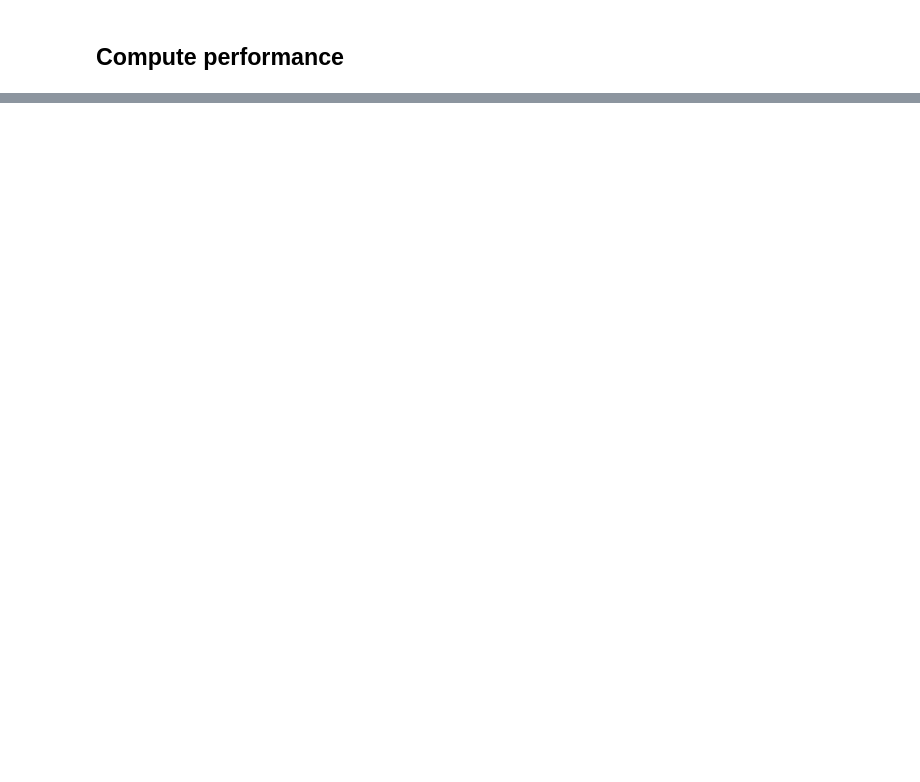
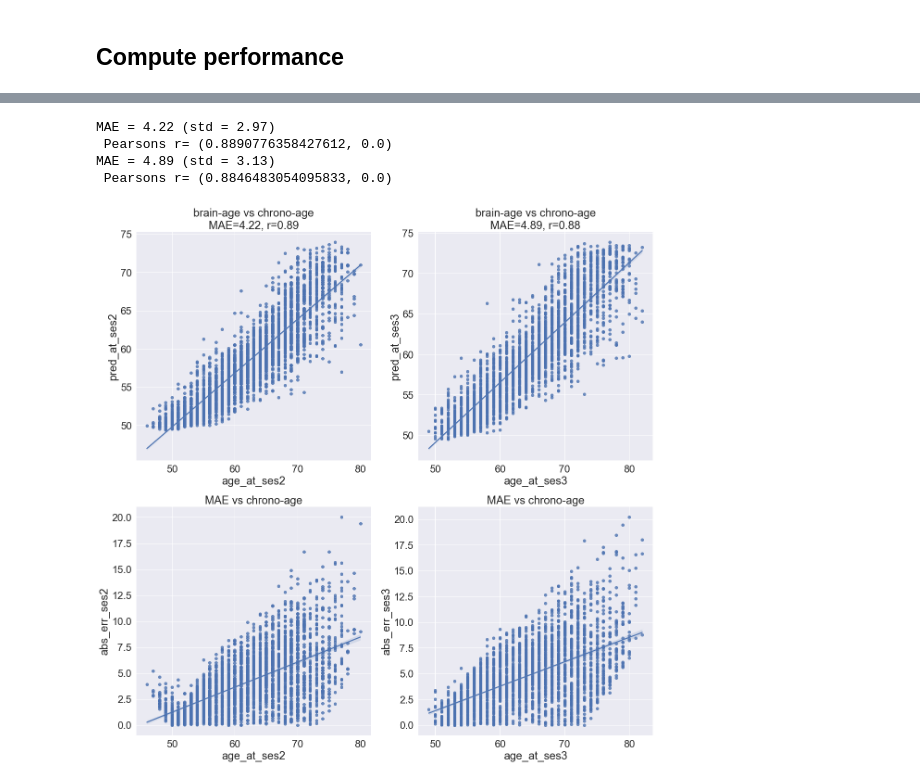
Before and after one commit to nikhil153/brain-diff, a Jupyter notebook: 4_brain_age.ipynb, the cells around one changed output, grey strips where cells are left out. Drawn from its saved outputs; the diff is of its cells as text; code cells hidden in the pictures; blank space fills up the shorter version.

```diff
--- a/4_brain_age.ipynb
+++ b/4_brain_age.ipynb
@@ -60,0 +56,37 @@ MAE = 4.13 (std = 2.85)
+# %%
+## MAE
+palette = 'husl'
+sns.set(font_scale=2)
+
+fig, axes = plt.subplots(2,2,figsize=(20,20))
+sessions = ["ses2", "ses3"]
+
+plot_df = brain_age_df.copy()
+for s, session in enumerate(sessions):
+    y_true = plot_df[f"age_at_{session}"]
+    y_pred = plot_df[f"pred_at_{session}"]
+
+    abs_err = np.abs(y_pred - y_true)
+    plot_df[f"abs_err_{session}"] = abs_err
+
+    MAE = np.mean(abs_err)
+    std_AE = np.std(abs_err)
+
+    corr = stats.pearsonr(y_true, y_pred)
+    print(f"MAE = {MAE:3.2f} (std = {std_AE:3.2f})\n Pearsons r= {corr}")
+
+    # Plots
+    with sns.axes_style("whitegrid"):
+        ax = axes[0,s]
+        g = sns.regplot(x=f"age_at_{session}", y=f"pred_at_{session}", data=plot_df, ax=ax)
+        g.set_title(f"brain-age vs chrono-age\nMAE={MAE:3.2f}, r={corr[0]:3.2f}")
+
+        ax = axes[1,s]
+        g = sns.regplot(x=f"age_at_{session}", y=f"abs_err_{session}", data=plot_df, ax=ax)
+        g.set_title("MAE vs chrono-age")
+# %% [output]
+MAE = 4.22 (std = 2.97)
+ Pearsons r= (0.8890776358427612, 0.0)
+MAE = 4.89 (std = 3.13)
+ Pearsons r= (0.8846483054095833, 0.0)
+[figure, added]
```
Also changed, not shown: parts of 9 cells of this notebook, 4 other files.
